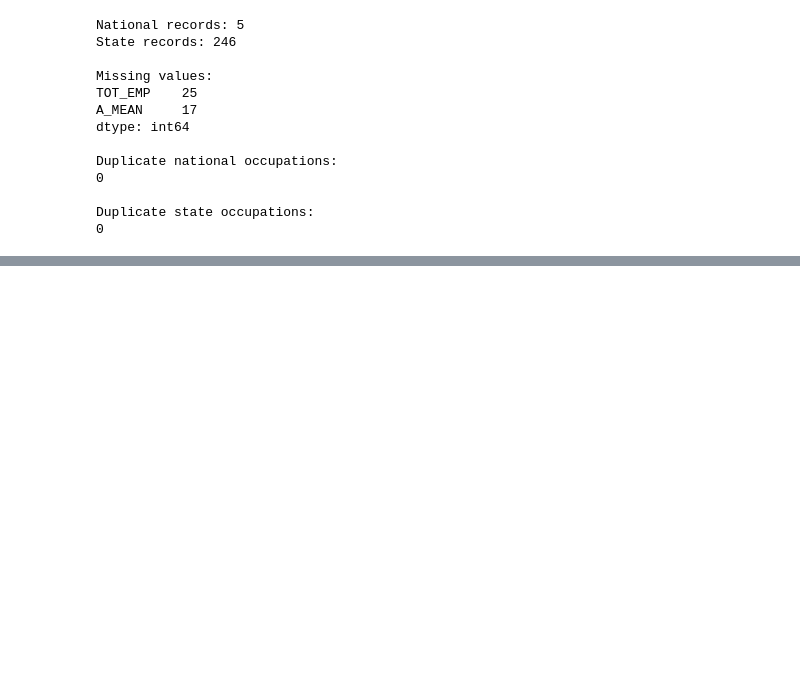
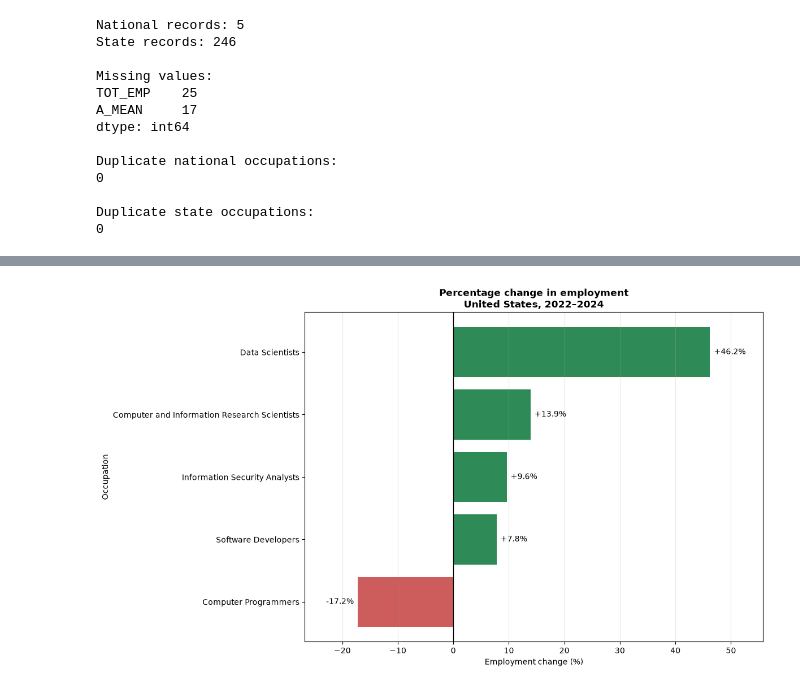
Before and after one commit to Temuulen-BCS/Data-Visualisation, a Jupyter notebook: CA1PolishedCodeTemuulenBatsaikhan.ipynb, the cells around one changed output, grey strips where cells are left out. Cells and saved outputs as stored; diff of their text form; code cells hidden in the pictures; blank space fills up the shorter version.

```diff
--- a/CA1PolishedCodeTemuulenBatsaikhan.ipynb
+++ b/CA1PolishedCodeTemuulenBatsaikhan.ipynb
@@ -257,0 +461,38 @@ Duplicate state occupations:
+# %%
+import matplotlib.pyplot as plt
+
+percentage_change = (
+    (employment_table.loc[2024] - employment_table.loc[2022]) / employment_table.loc[2022]) * 100
+
+percentage_change = percentage_change.sort_values()
+colors = [
+    "seagreen" if value >= 0 else "indianred"
+    for value in percentage_change]
+
+plt.figure(figsize=(12, 7))
+bars = plt.barh(
+    percentage_change.index,
+    percentage_change.values,
+    color=colors)
+plt.title(
+    "Percentage change in employment\nUnited States, 2022–2024",
+    fontweight="bold")
+
+plt.xlabel("Employment change (%)")
+plt.ylabel("Occupation")
+plt.axvline(0, color="black", linewidth=1)
+plt.grid(axis="x", alpha=0.3)
+
+for bar, value in zip(bars, percentage_change.values):
+    plt.annotate(
+        f"{value:+.1f}%",
+        (value, bar.get_y() + bar.get_height() / 2),
+        xytext=(5 if value >= 0 else -5, 0),
+        textcoords="offset points",
+        ha="left" if value >= 0 else "right",
+        va="center")
+plt.margins(x=0.15)
+plt.tight_layout()
+plt.show()
+# %% [output]
+[figure, added]
```
Also changed, not shown: parts of 14 cells of this notebook.
